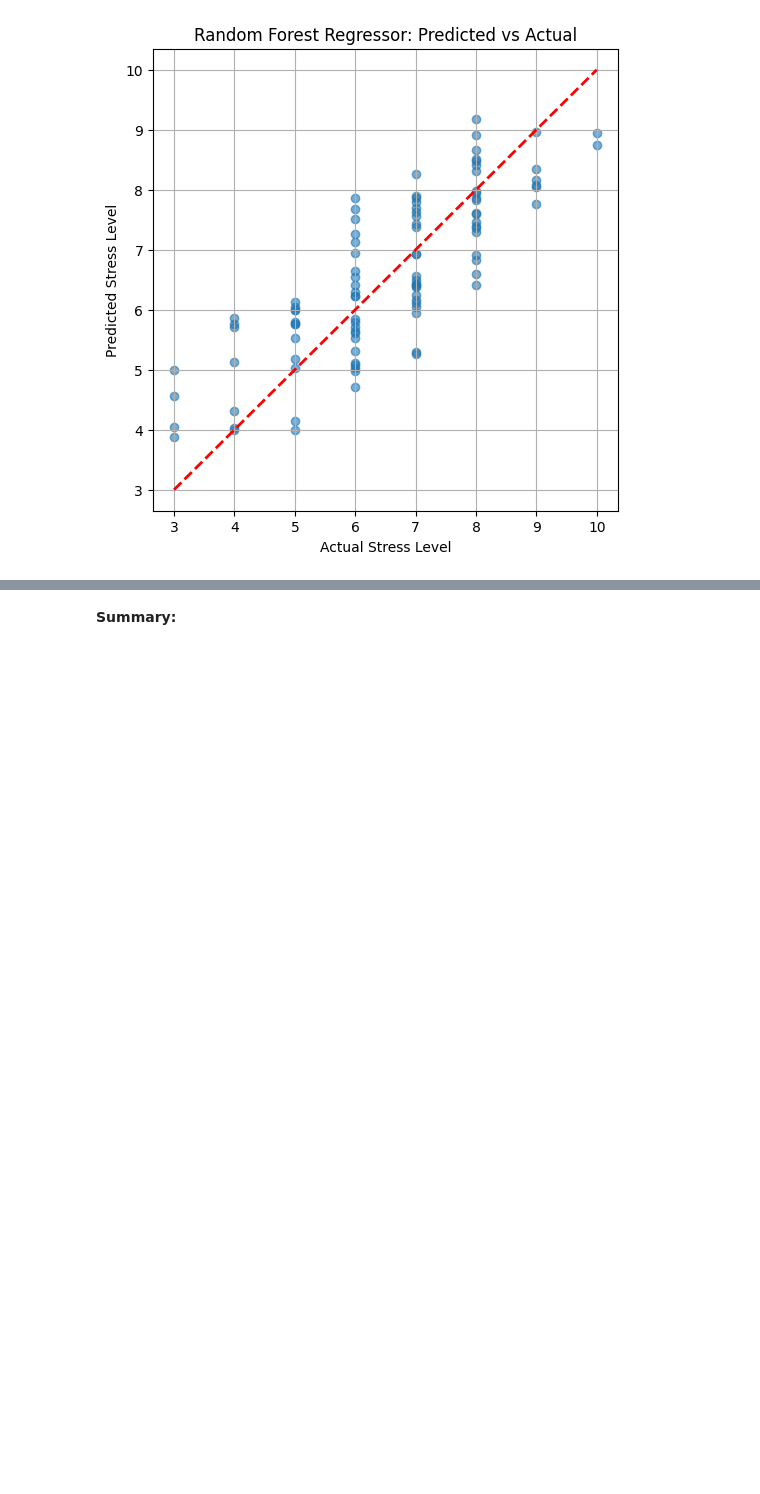
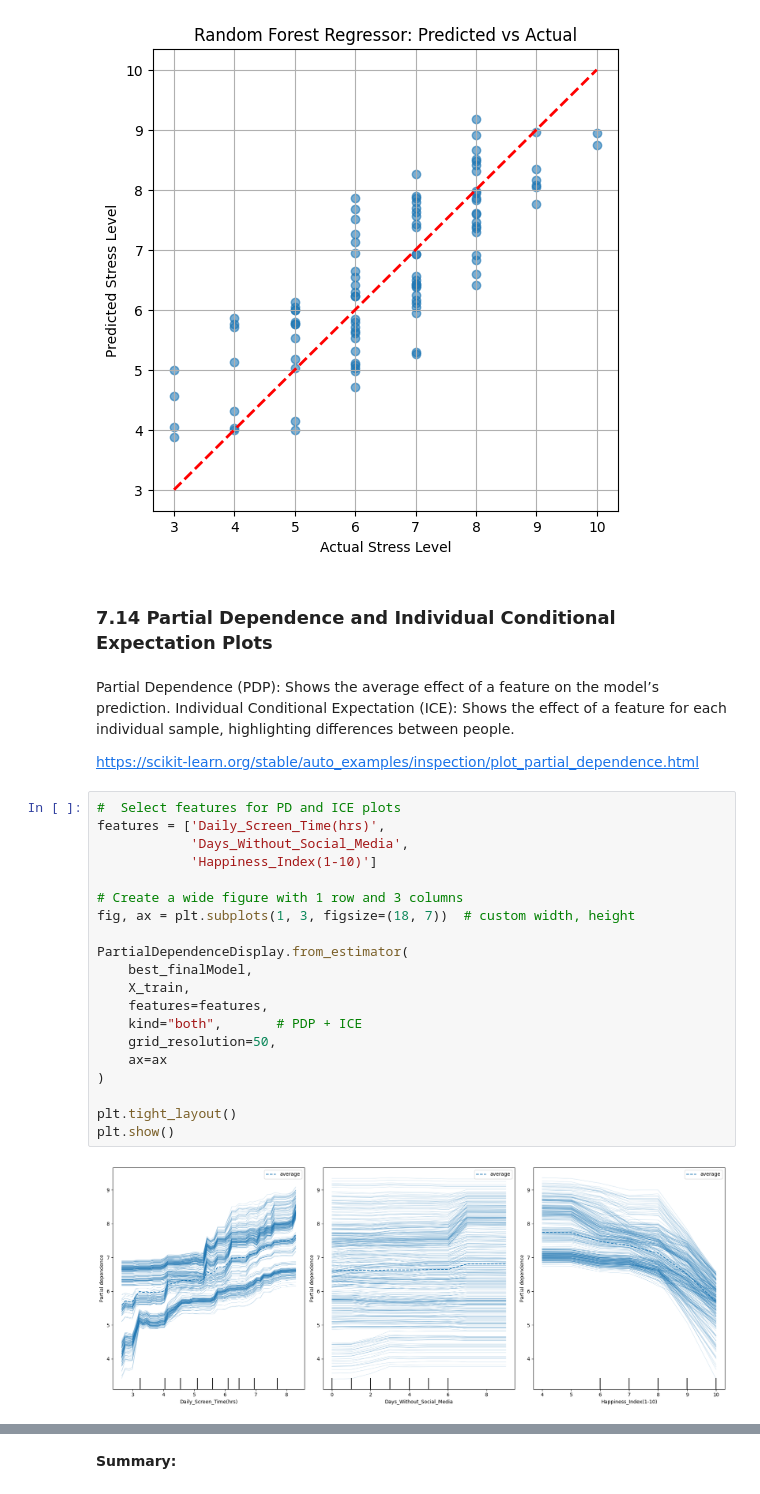
Before and after one commit to miteshbkumar-ship-it/social_mental_health_project, a Jupyter notebook: notebook/social_media_wellbeing_analysis.ipynb, the cells around one changed output, grey strips where cells are left out. Drawn from its saved outputs; the diff is of its cells as text; blank space fills up the shorter version.

Commit message:
ICE plot added

```diff
--- a/notebook/social_media_wellbeing_analysis.ipynb
+++ b/notebook/social_media_wellbeing_analysis.ipynb
@@ -788,3 +791,32 @@ plt.grid(True)
 plt.show()
 # %% [output]
 [figure]
+# %% [markdown]
+### 7.14 Partial Dependence and Individual Conditional Expectation Plots
+# %% [markdown]
+Partial Dependence (PDP): Shows the average effect of a feature on the model’s prediction.
+Individual Conditional Expectation (ICE): Shows the effect of a feature for each individual sample, highlighting differences between people.
+
+https://scikit-learn.org/stable/auto_examples/inspection/plot_partial_dependence.html
+# %%
+#  Select features for PD and ICE plots
+features = ['Daily_Screen_Time(hrs)',
+            'Days_Without_Social_Media',
+            'Happiness_Index(1-10)']
+
+# Create a wide figure with 1 row and 3 columns
+fig, ax = plt.subplots(1, 3, figsize=(18, 7))  # custom width, height
+
+PartialDependenceDisplay.from_estimator(
+    best_finalModel,
+    X_train,
+    features=features,
+    kind="both",       # PDP + ICE
+    grid_resolution=50,
+    ax=ax
+)
+
+plt.tight_layout()
+plt.show()
+# %% [output]
+[figure, added]
```
Also changed, not shown: parts of 8 cells of this notebook.
